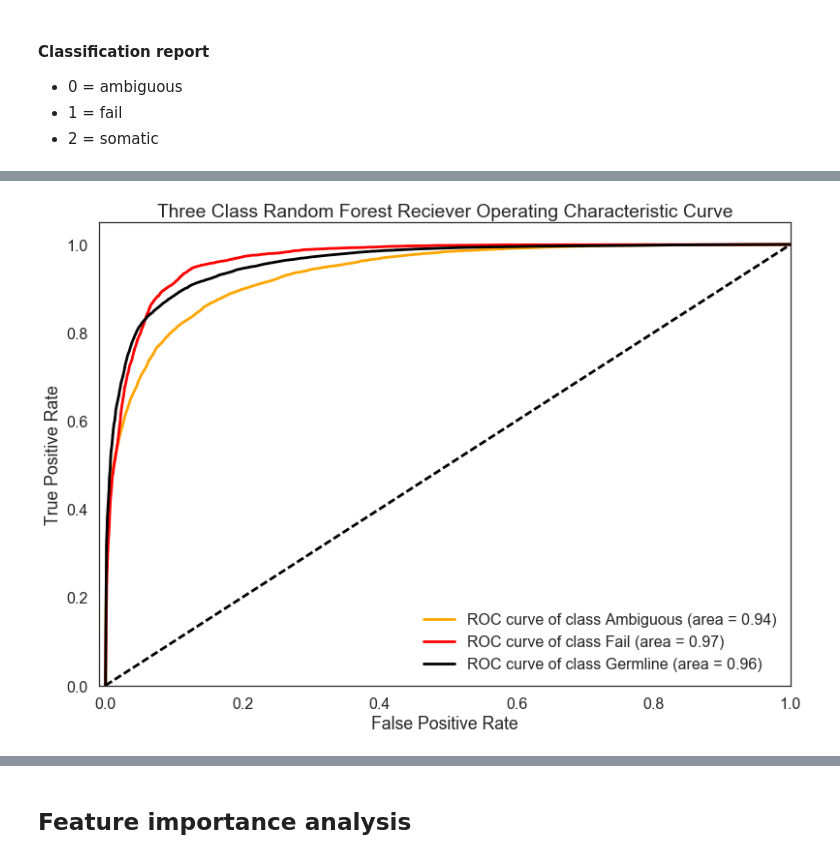
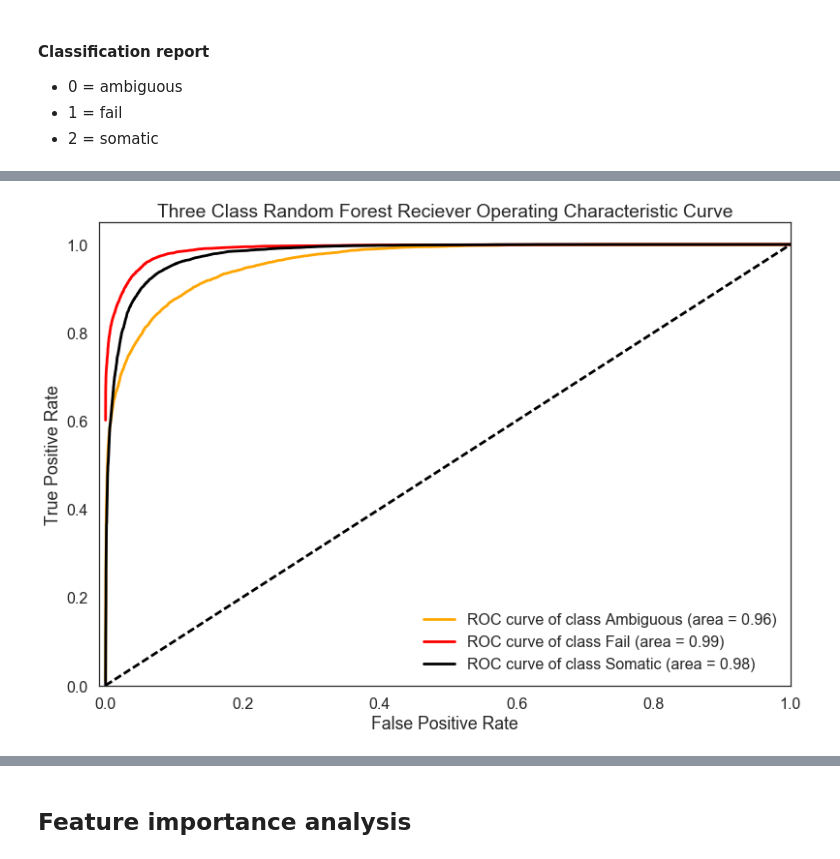
Before and after one commit to griffithlab/DeepSVR, a Jupyter notebook: notebooks/Random forest.ipynb, the cells around one changed output, grey strips where cells are left out. Cells and saved outputs as stored; diff of their text form; code cells hidden in the pictures.

```diff
--- a/notebooks/Random forest.ipynb
+++ b/notebooks/Random forest.ipynb
@@ -29,8 +29,11 @@ from manual_review_classifier.Analysis import print_accuracy_and_classification_
 sns.set_style("white")
 sns.set_context('poster')
 # %%
-training_data = pd.read_pickle('../data/training_data2.pkl')
+training_data = pd.read_pickle('../data/training_data3.pkl')
 training_data.sort_index(axis=1, inplace=True)
+# %%
+aml31_training = training_data[training_data.index.str.contains('H_KA-452198')]
+training_data = training_data[~training_data.index.str.contains('H_KA-452198')]
 # %%
 training_data.groupby('call').size()
 # %% [output]
@@ -80,5 +86,5 @@ estimator = RandomForestClassifier(n_estimators=1000, max_features=8,
 # %%
 kfold = KFold(n_splits=10, shuffle=True, random_state=seed)
 # %%
-probabilities = cross_val_predict(estimator, X, Y, cv=kfold, method='predict_proba')
+probabilities = cross_val_predict(estimator, X_train, Y_train, cv=kfold, method='predict_proba')
 # %%
@@ -106,0 +97,4 @@ avg / total       0.84      0.84      0.84     41787
+# %%
+enc = preprocessing.MultiLabelBinarizer()
+Y_one_hot = enc.fit_transform(Y_train)
+print_accuracy_and_classification_report(Y_one_hot, predict_classes(probabilities))
@@ -107,6 +114,7 @@ avg / total       0.84      0.84      0.84     41787
 # %%
 class_lookup = {0: 'Ambiguous', 1: 'Fail', 2: 'Somatic'}
+fig, ax = plt.subplots()
 create_roc_curve(Y_one_hot, probabilities, class_lookup, 'Three Class Random'
-                 ' Forest Reciever Operating Characteristic Curve')
+                 ' Forest Reciever Operating Characteristic Curve', ax)
 # %% [output]
-[figure, old version]
+[figure, new version]
```
Also changed, not shown: parts of 112 cells of this notebook, 17 other files.
